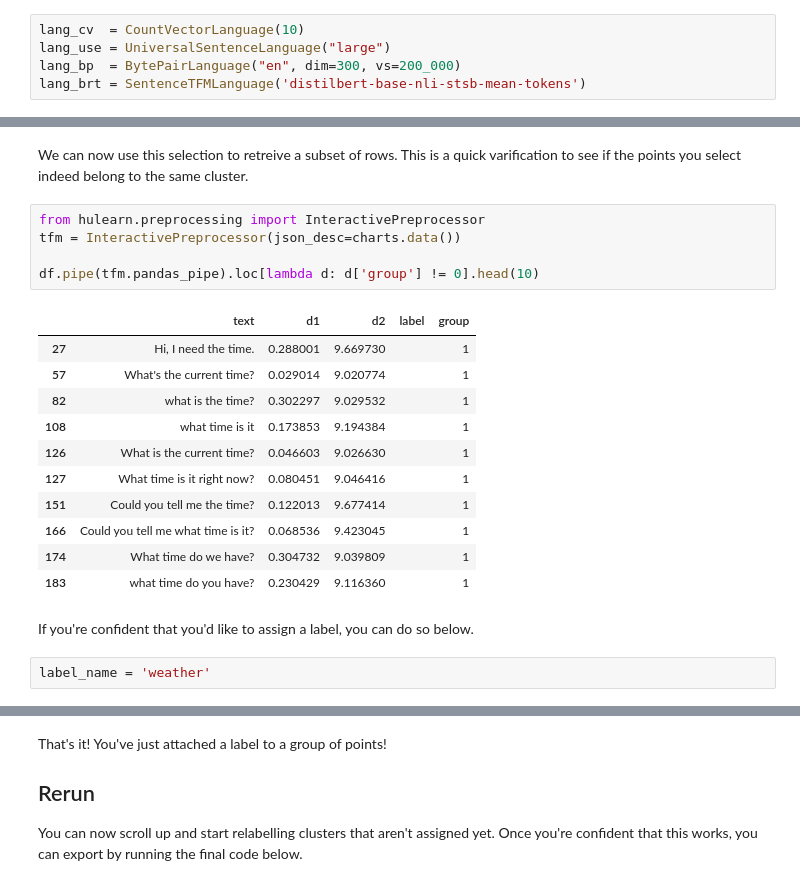
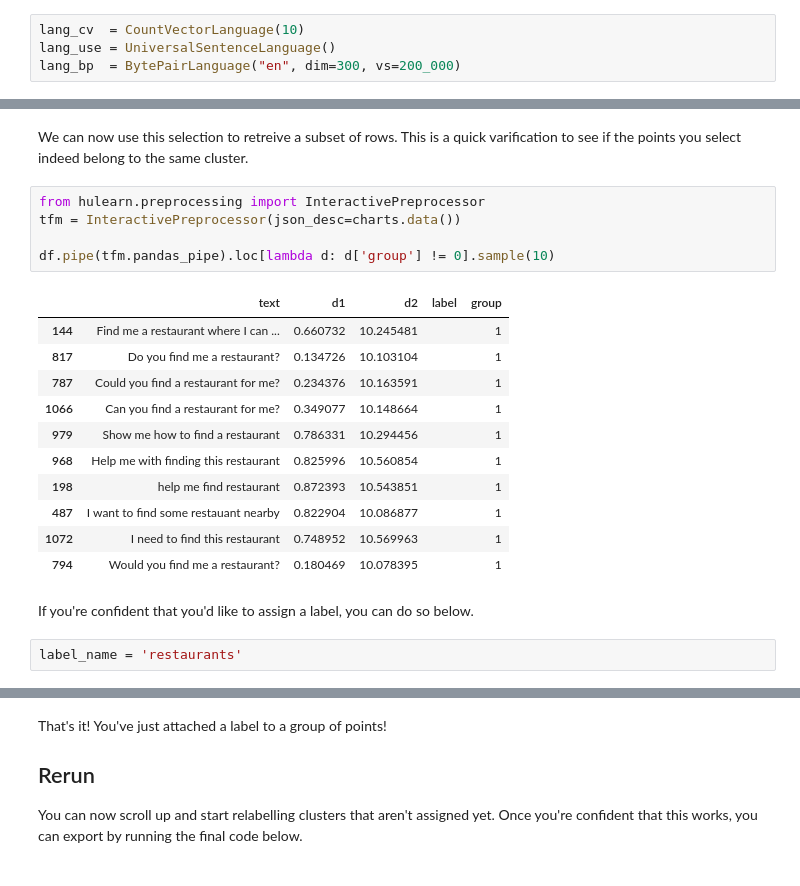
Before and after one commit to RasaHQ/rasalit, a Jupyter notebook: notebooks/bulk-labelling/bulk-labelling.ipynb, the cells around one changed output, grey strips where cells are left out. Drawn from its saved outputs; the diff is of its cells as text.

Commit message:
live-labelling-improvements

```diff
--- a/notebooks/bulk-labelling/bulk-labelling.ipynb
+++ b/notebooks/bulk-labelling/bulk-labelling.ipynb
@@ -30,7 +30,6 @@ from whatlies.transformers import Pca, Umap
 Next we will load in some embedding frameworks. There can be very heavy, just so you know!
 # %%
 lang_cv  = CountVectorLanguage(10)
-lang_use = UniversalSentenceLanguage("large")
+lang_use = UniversalSentenceLanguage()
 lang_bp  = BytePairLanguage("en", dim=300, vs=200_000)
-lang_brt = SentenceTFMLanguage('distilbert-base-nli-stsb-mean-tokens')
 # %% [output]
@@ -112,21 +120,21 @@ We can now use this selection to retreive a subset of rows. This is a quick vari
 # %%
 from hulearn.preprocessing import InteractivePreprocessor
 tfm = InteractivePreprocessor(json_desc=charts.data())
 
-df.pipe(tfm.pandas_pipe).loc[lambda d: d['group'] != 0].head(10)
+df.pipe(tfm.pandas_pipe).loc[lambda d: d['group'] != 0].sample(10)
 # %% [output]
 |  | text | d1 | d2 | label | group |
-| 27 | Hi, I need the time. | 0.288001 | 9.669730 |  | 1 |
-| 57 | What's the current time? | 0.029014 | 9.020774 |  | 1 |
-| 82 | what is the time? | 0.302297 | 9.029532 |  | 1 |
-| 108 | what time is it | 0.173853 | 9.194384 |  | 1 |
-| 126 | What is the current time? | 0.046603 | 9.026630 |  | 1 |
-| 127 | What time is it right now? | 0.080451 | 9.046416 |  | 1 |
-| 151 | Could you tell me the time? | 0.122013 | 9.677414 |  | 1 |
-| 166 | Could you tell me what time is it? | 0.068536 | 9.423045 |  | 1 |
-| 174 | What time do we have? | 0.304732 | 9.039809 |  | 1 |
-| 183 | what time do you have? | 0.230429 | 9.116360 |  | 1 |
+| 144 | Find me a restaurant where I can ... | 0.660732 | 10.245481 |  | 1 |
+| 817 | Do you find me a restaurant? | 0.134726 | 10.103104 |  | 1 |
+| 787 | Could you find a restaurant for me? | 0.234376 | 10.163591 |  | 1 |
+| 1066 | Can you find a restaurant for me? | 0.349077 | 10.148664 |  | 1 |
+| 979 | Show me how to find a restaurant | 0.786331 | 10.294456 |  | 1 |
+| 968 | Help me with finding this restaurant | 0.825996 | 10.560854 |  | 1 |
+| 198 | help me find restaurant | 0.872393 | 10.543851 |  | 1 |
+| 487 | I want to find some restauant nearby | 0.822904 | 10.086877 |  | 1 |
+| 1072 | I need to find this restaurant | 0.748952 | 10.569963 |  | 1 |
+| 794 | Would you find me a restaurant? | 0.180469 | 10.078395 |  | 1 |
 # %% [markdown]
 If you're confident that you'd like to assign a label, you can do so below.
 # %%
-label_name = 'weather'
+label_name = 'restaurants'
```
Also changed, not shown: parts of 6 cells of this notebook, 1 other file.
